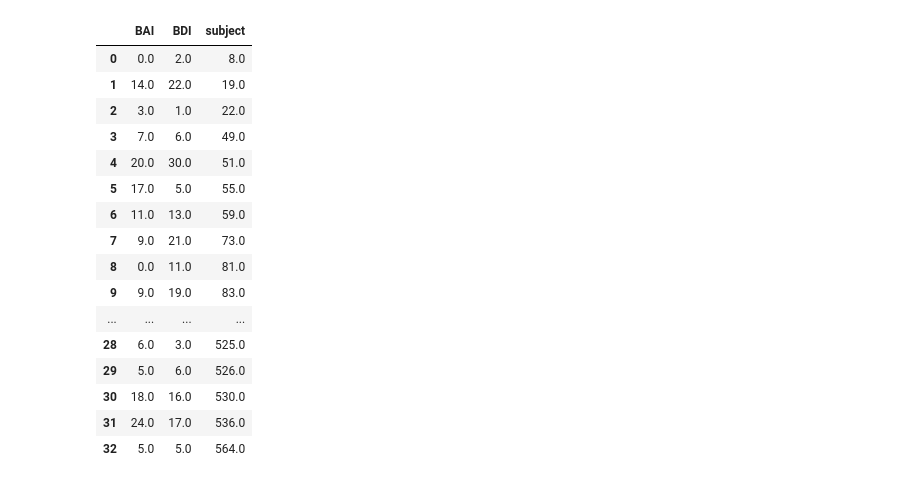
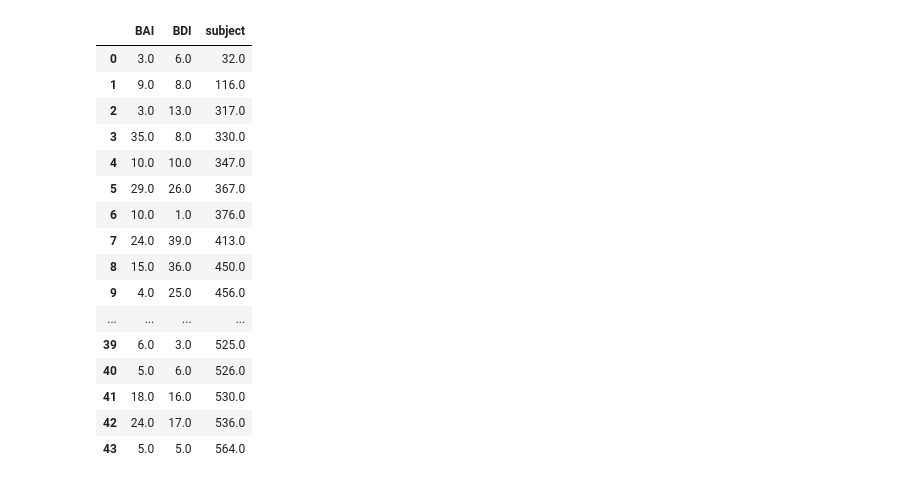
Before and after one commit to NoaHerz/Mental_health, a Jupyter notebook: MH_intrusion.ipynb, the cells around one changed output. Cells and saved outputs as stored; diff of their text form; code cells hidden in the pictures.

```diff
--- a/MH_intrusion.ipynb
+++ b/MH_intrusion.ipynb
@@ -6,40 +6,41 @@ import matplotlib.pyplot as plt
 import seaborn as sb
 from scipy import stats
 # %%
-site = 'Jefferson'
+sites = ['Dartmouth', 'Jefferson']
 sel_sub = pd.DataFrame([])
 subs = []
-df = pd.read_excel(r'./' + site + '_neuropsych.xlsx')
-for i in df.index:
-    gap = df.iloc[i]['Time between report and implant (days)']
-    BDI = df.iloc[i]['BDI']
-    BAI = df.iloc[i]['BAI']
-    sub = df.iloc[i]['Subject Number']
-    if gap < 183 and np.isnan(BDI)==False and np.isnan(BAI)==False:
-        sel_sub = sel_sub.append({
-            'subject':sub,
-            'BDI':BDI,
-            'BAI':BAI
-            }, ignore_index = True)
+for site in sites:
+    df = pd.read_excel(r'./' + site + '_neuropsych.xlsx')
+    for i in df.index:
+        gap = df.iloc[i]['Time between report and implant (days)']
+        BDI = df.iloc[i]['BDI']
+        BAI = df.iloc[i]['BAI']
+        sub = df.iloc[i]['Subject Number']
+        if gap < 183 and np.isnan(BDI)==False and np.isnan(BAI)==False:
+            sel_sub = sel_sub.append({
+                'subject':sub,
+                'BDI':BDI,
+                'BAI':BAI
+                }, ignore_index = True)
 sel_sub
 # %% [output]
 |  | BAI | BDI | subject |
-| 0 | 0.0 | 2.0 | 8.0 |
-| 1 | 14.0 | 22.0 | 19.0 |
-| 2 | 3.0 | 1.0 | 22.0 |
-| 3 | 7.0 | 6.0 | 49.0 |
-| 4 | 20.0 | 30.0 | 51.0 |
-| 5 | 17.0 | 5.0 | 55.0 |
-| 6 | 11.0 | 13.0 | 59.0 |
-| 7 | 9.0 | 21.0 | 73.0 |
-| 8 | 0.0 | 11.0 | 81.0 |
-| 9 | 9.0 | 19.0 | 83.0 |
+| 0 | 3.0 | 6.0 | 32.0 |
+| 1 | 9.0 | 8.0 | 116.0 |
+| 2 | 3.0 | 13.0 | 317.0 |
+| 3 | 35.0 | 8.0 | 330.0 |
+| 4 | 10.0 | 10.0 | 347.0 |
+| 5 | 29.0 | 26.0 | 367.0 |
+| 6 | 10.0 | 1.0 | 376.0 |
+| 7 | 24.0 | 39.0 | 413.0 |
+| 8 | 15.0 | 36.0 | 450.0 |
+| 9 | 4.0 | 25.0 | 456.0 |
 | ... | ... | ... | ... |
-| 28 | 6.0 | 3.0 | 525.0 |
-| 29 | 5.0 | 6.0 | 526.0 |
-| 30 | 18.0 | 16.0 | 530.0 |
-| 31 | 24.0 | 17.0 | 536.0 |
-| 32 | 5.0 | 5.0 | 564.0 |
+| 39 | 6.0 | 3.0 | 525.0 |
+| 40 | 5.0 | 6.0 | 526.0 |
+| 41 | 18.0 | 16.0 | 530.0 |
+| 42 | 24.0 | 17.0 | 536.0 |
+| 43 | 5.0 | 5.0 | 564.0 |
 # %%
 df = get_data_index('r1')
 df_subs = df['subject'].unique()
```
Also changed, not shown: parts of 5 cells of this notebook.
